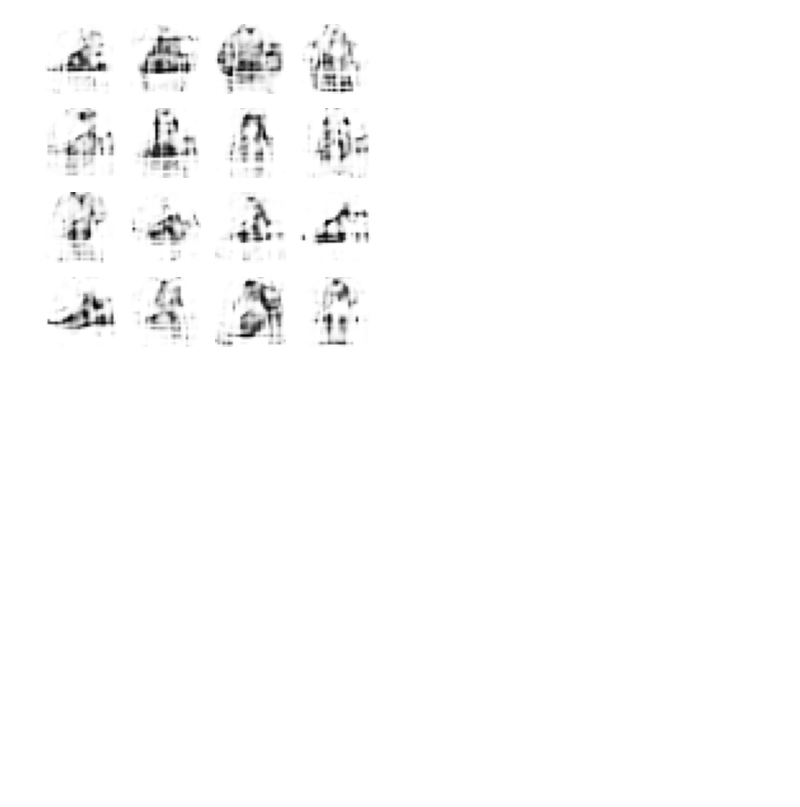
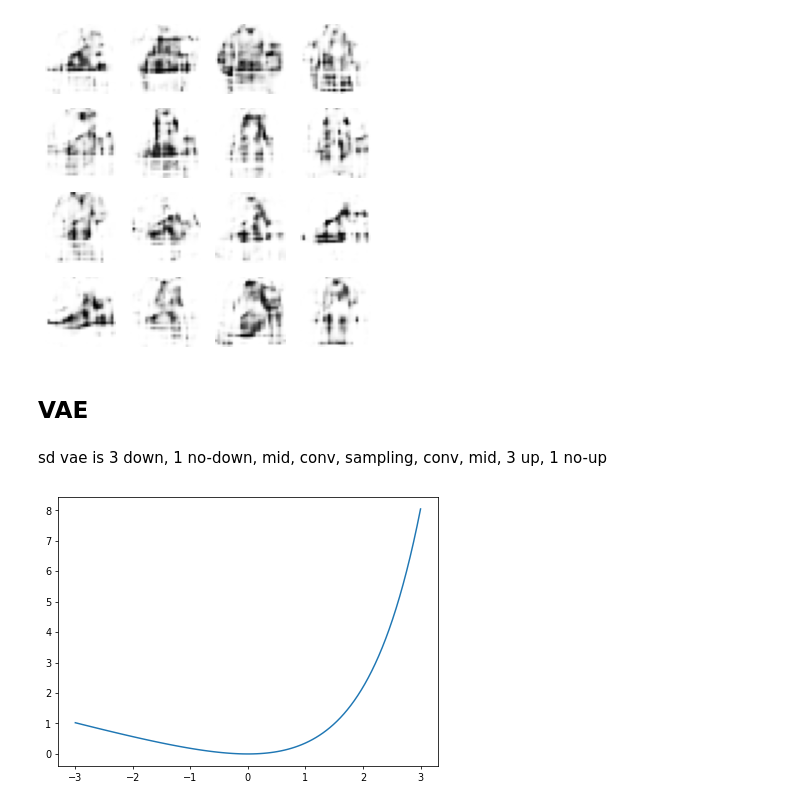
Before and after one commit to teome/diffusion-play, a Jupyter notebook: nbs/29_vae.ipynb, the cells around one changed output. Cells and saved outputs as stored; diff of their text form; code cells hidden in the pictures; blank space fills up the shorter version.

```diff
--- a/nbs/29_vae.ipynb
+++ b/nbs/29_vae.ipynb
@@ -159,3 +159,7 @@ with torch.no_grad(): generated_images = model.dec(noise).sigmoid()
 show_images(generated_images.reshape(-1, 1, 28, 28), imsize=1.5)
 # %% [output]
 [figure]
+# %% [markdown]
+## VAE
+# %% [markdown]
+sd vae is 3 down, 1 no-down, mid, conv, sampling, conv, mid, 3 up, 1 no-up
@@ -161,0 +188,6 @@ show_images(generated_images.reshape(-1, 1, 28, 28), imsize=1.5)
+# %%
+x = torch.linspace(-3, 3, 100)
+plt.figure(figsize=(7, 5))
+plt.plot(x, -0.5 * (1 + x - x.exp()));
+# %% [output]
+[figure, added]
```
Also changed, not shown: parts of 16 cells of this notebook.
